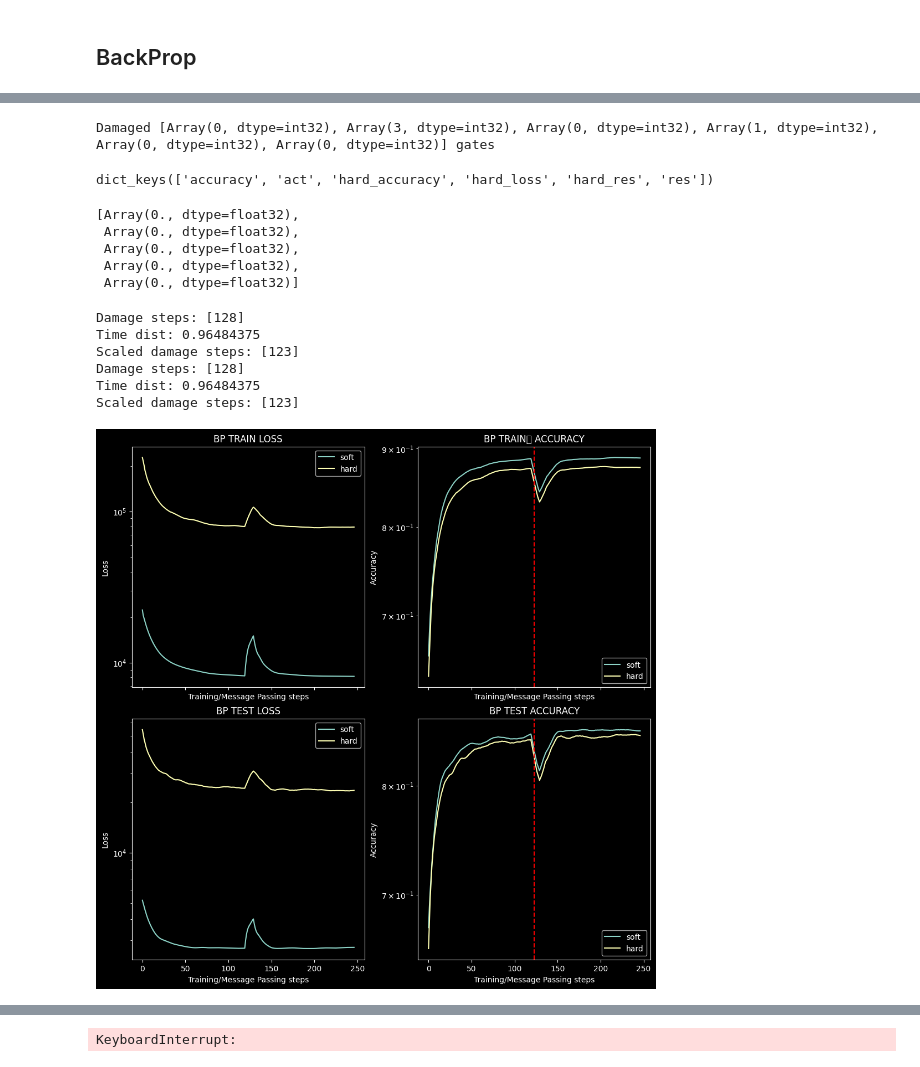
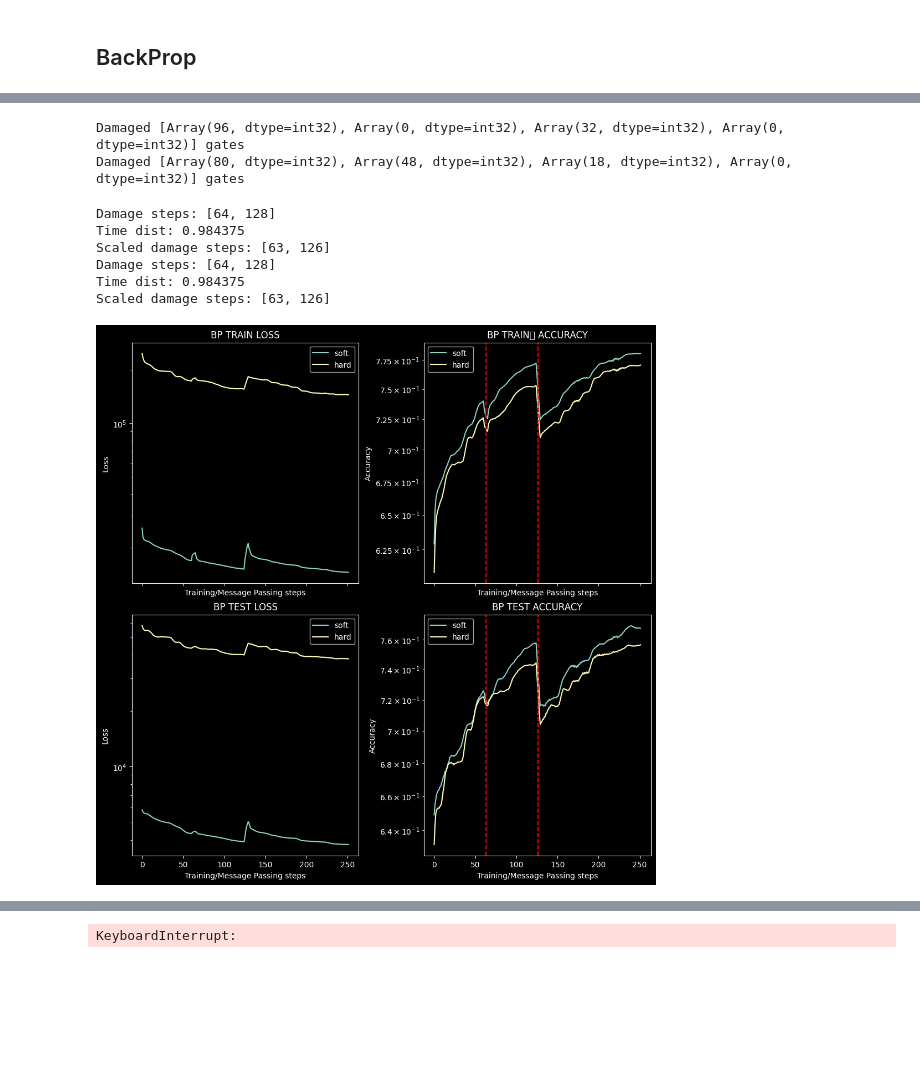
Before and after one commit to GabrielBena/boolean_nca_cc, a Jupyter notebook: random_boolean_nets.ipynb, the cells around one changed output, grey strips where cells are left out. Drawn from its saved outputs; the diff is of its cells as text; code cells hidden in the pictures; blank space fills up the shorter version.

```diff
--- a/random_boolean_nets.ipynb
+++ b/random_boolean_nets.ipynb
@@ -192,7 +210,10 @@ n_steps = 256
 pbar = trange(n_steps)
 
 apply_damage_every = None
-damage_steps = [128]
+damage_steps = [64, 128]
+num_knockouts = 8
+permanent_damage = False
+faulty_value = -10
 
 # gate_mask = create_knockout_pattern(
 #     key=key,
@@ -231,13 +252,29 @@ for i in pbar:
         new_gate_mask = create_knockout_pattern(
             key=new_key,
             layer_sizes=layer_sizes,
-            num_knockouts=4,
+            num_knockouts=num_knockouts,
         )
-        if gate_mask is None:
-            gate_mask = new_gate_mask
-        else:
-            gate_mask = jax.tree.map(lambda x, y: x * y, gate_mask, new_gate_mask)
-        print(f"Damaged {[(m == 0).sum() for m in gate_mask]} gates")
+
+        # 1. Calculate the new parameters first
+        new_params = [
+            logit.at[m.reshape(logit.shape[:2]) == 0].set(faulty_value)
+            for m, logit in zip(new_gate_mask[1:], state.params, strict=False)
+        ]
+
+        # 2. Update the state variable by creating a new copy
+        # This keeps 'opt_state' exactly as it was, but swaps in 'new_params'
+        state = state._replace(params=new_params)
+
+        # 3. Now you can print
+        print(f"Damaged {[(logit == faulty_value).sum() for logit in state.params]} gates")
+
+        if permanent_damage:
+            if gate_mask is None:
+                gate_mask = new_gate_mask
+            else:
+                gate_mask = jax.tree.map(lambda x, y: x * y, gate_mask, new_gate_mask)
+
+            print(f"Damaged {[(m == 0).sum() for m in gate_mask]} gates")
 
     pbar.set_postfix_str(
         f"train_loss: {train_loss.item():.3E}, train_accuracy: {train_aux['accuracy'].item():.2%}"
@@ -248,19 +285,8 @@ for i in pbar:
         )
     )
 # %% [output]
-Damaged [Array(0, dtype=int32), Array(3, dtype=int32), Array(0, dtype=int32), Array(1, dtype=int32), Array(0, dtype=int32), Array(0, dtype=int32)] gates
+Damaged [Array(96, dtype=int32), Array(0, dtype=int32), Array(32, dtype=int32), Array(0, dtype=int32)] gates
+Damaged [Array(80, dtype=int32), Array(48, dtype=int32), Array(18, dtype=int32), Array(0, dtype=int32)] gates
-# %%
-train_aux.keys()
-# %% [output]
-dict_keys(['accuracy', 'act', 'hard_accuracy', 'hard_loss', 'hard_res', 'res'])
-# %%
-[(o == l).mean(-1).sum() for o, l in zip(origin_logitsbp, state.params)]
-# %% [output]
-[Array(0., dtype=float32),
- Array(0., dtype=float32),
- Array(0., dtype=float32),
- Array(0., dtype=float32),
- Array(0., dtype=float32)]
 # %%
 def plot_losses(
     loss_log=None,
@@ -271,7 +297,7 @@ def plot_losses(
     plot_hard=True,
     damage_steps=None,
     plot_damages=False,
-    smooth_factor: int = 25,
+    smooth_factor: int | None = None,
     logscale: bool = True,
 ):
     if figax is None:
@@ -287,7 +313,7 @@ def plot_losses(
             soft_losses = loss_log
             hard_losses = [aux["hard_loss"] for aux in aux_log]
 
-        v = len(soft_losses) // smooth_factor
+        v = len(soft_losses) // smooth_factor if smooth_factor is not None else 1
 
         smooth_losses = np.convolve(soft_losses, np.ones(v) / v, mode="valid")
         smooth_hard_losses = np.convolve(hard_losses, np.ones(v) / v, mode="valid")
@@ -307,7 +333,7 @@ def plot_losses(
         else:
             raise ValueError(f"Unknown aux_log format: {type(aux_log)}")
 
-        v = len(accs) // smooth_factor
+        v = len(accs) // smooth_factor if smooth_factor is not None else 1
         smooth_accs = np.convolve(accs, np.ones(v) / v, mode="valid")
         ax.plot(smooth_accs, label="soft")
         smooth_hard_accs = np.convolve(hard_accs, np.ones(v) / v, mode="valid")
@@ -333,6 +359,8 @@ def plot_losses(
         ax.set_title(title)
 
 
+smooth_factor = 50
+
 fig, axs = plt.subplots(2, 2, figsize=(10, 10), sharey=False, sharex=True, constrained_layout=True)
 if len(axs.shape) == 1:
     axs = np.array([axs])
@@ -342,40 +370,44 @@ plot_losses(
     (fig, axs[0, 0]),
     title="BP TRAIN LOSS",
     damage_steps=damage_steps,
+    smooth_factor=smooth_factor,
 )
 plot_losses(
     train_loss_log_bp,
     train_aux_log_bp,
     (fig, axs[0, 1]),
     plot_accuracy=True,
     title="BP TRAIN	 ACCURACY",
     damage_steps=damage_steps,
     plot_damages=True,
+    smooth_factor=smooth_factor,
 )
 plot_losses(
     test_loss_log_bp,
     test_aux_log_bp,
     (fig, axs[1, 0]),
     title="BP TEST LOSS",
     damage_steps=damage_steps,
+    smooth_factor=smooth_factor,
 )
 plot_losses(
     test_loss_log_bp,
     test_aux_log_bp,
     (fig, axs[1, 1]),
     plot_accuracy=True,
     title="BP TEST ACCURACY",
     damage_steps=damage_steps,
     plot_damages=True,
+    smooth_factor=smooth_factor,
 )
 # %% [output]
-Damage steps: [128]
-Time dist: 0.96484375
-Scaled damage steps: [123]
-Damage steps: [128]
-Time dist: 0.96484375
-Scaled damage steps: [123]
+Damage steps: [64, 128]
+Time dist: 0.984375
+Scaled damage steps: [63, 126]
+Damage steps: [64, 128]
+Time dist: 0.984375
+Scaled damage steps: [63, 126]
-[figure, old version]
+[figure, new version]
 # %%
 bp_results = {
     "train_losses": train_loss_log_bp,
```
Also changed, not shown: parts of 24 cells of this notebook, 22 other files.
